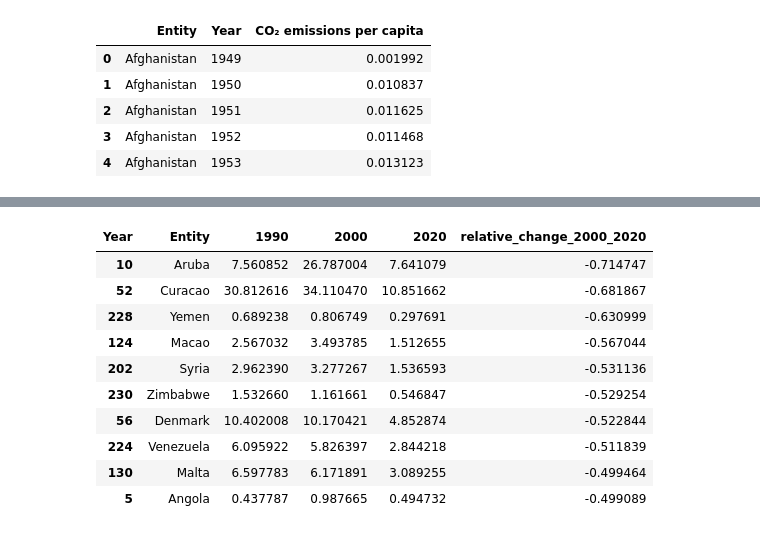
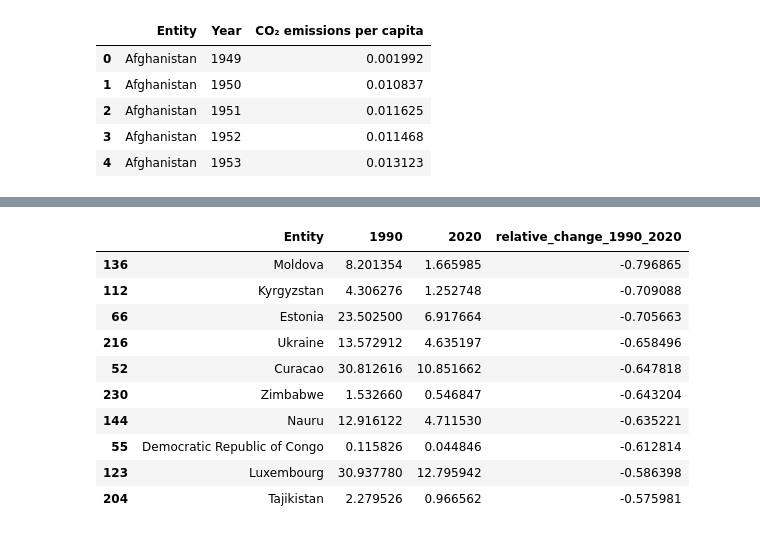
Before and after one commit to majavanput/co2-emissions, a Jupyter notebook: notebooks/q2-decreasing-co2-output.ipynb, the cells around one changed output, grey strips where cells are left out. Cells and saved outputs as stored; diff of their text form; code cells hidden in the pictures.

```diff
--- a/notebooks/q2-decreasing-co2-output.ipynb
+++ b/notebooks/q2-decreasing-co2-output.ipynb
@@ -110,16 +89,16 @@ display(co2_top_10_1990_2020)
-# %%
-co2_top_10_2000_2020 = co2_reset[["Entity", 1990, 2000, 2020, "relative_change_2000_2020"]].sort_values(by="relative_change_2000_2020", ascending=True).head(10)
-display(co2_top_10_2000_2020)
-# %% [output]
-| Year | Entity | 1990 | 2000 | 2020 | relative_change_2000_2020 |
-| 10 | Aruba | 7.560852 | 26.787004 | 7.641079 | -0.714747 |
-| 52 | Curacao | 30.812616 | 34.110470 | 10.851662 | -0.681867 |
-| 228 | Yemen | 0.689238 | 0.806749 | 0.297691 | -0.630999 |
-| 124 | Macao | 2.567032 | 3.493785 | 1.512655 | -0.567044 |
-| 202 | Syria | 2.962390 | 3.277267 | 1.536593 | -0.531136 |
-| 230 | Zimbabwe | 1.532660 | 1.161661 | 0.546847 | -0.529254 |
-| 56 | Denmark | 10.402008 | 10.170421 | 4.852874 | -0.522844 |
-| 224 | Venezuela | 6.095922 | 5.826397 | 2.844218 | -0.511839 |
-| 130 | Malta | 6.597783 | 6.171891 | 3.089255 | -0.499464 |
-| 5 | Angola | 0.437787 | 0.987665 | 0.494732 | -0.499089 |
+# %%
+df_co2_top_10 = df_co2_relative_change.sort_values(by="relative_change_1990_2020", ascending=True).head(10)
+df_co2_top_10
+# %% [output]
+|  | Entity | 1990 | 2020 | relative_change_1990_2020 |
+| 136 | Moldova | 8.201354 | 1.665985 | -0.796865 |
+| 112 | Kyrgyzstan | 4.306276 | 1.252748 | -0.709088 |
+| 66 | Estonia | 23.502500 | 6.917664 | -0.705663 |
+| 216 | Ukraine | 13.572912 | 4.635197 | -0.658496 |
+| 52 | Curacao | 30.812616 | 10.851662 | -0.647818 |
+| 230 | Zimbabwe | 1.532660 | 0.546847 | -0.643204 |
+| 144 | Nauru | 12.916122 | 4.711530 | -0.635221 |
+| 55 | Democratic Republic of Congo | 0.115826 | 0.044846 | -0.612814 |
+| 123 | Luxembourg | 30.937780 | 12.795942 | -0.586398 |
+| 204 | Tajikistan | 2.279526 | 0.966562 | -0.575981 |
 # %%
```
Also changed, not shown: parts of 11 cells of this notebook, 1 other file.
